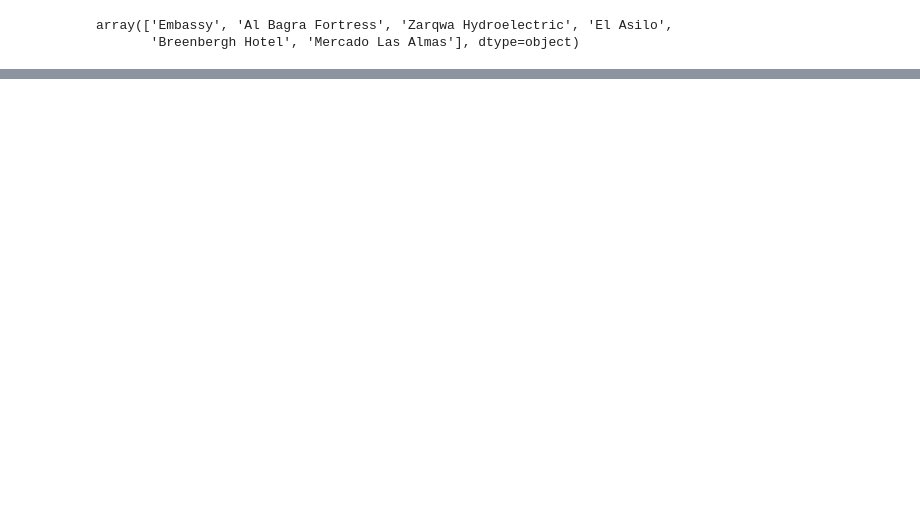
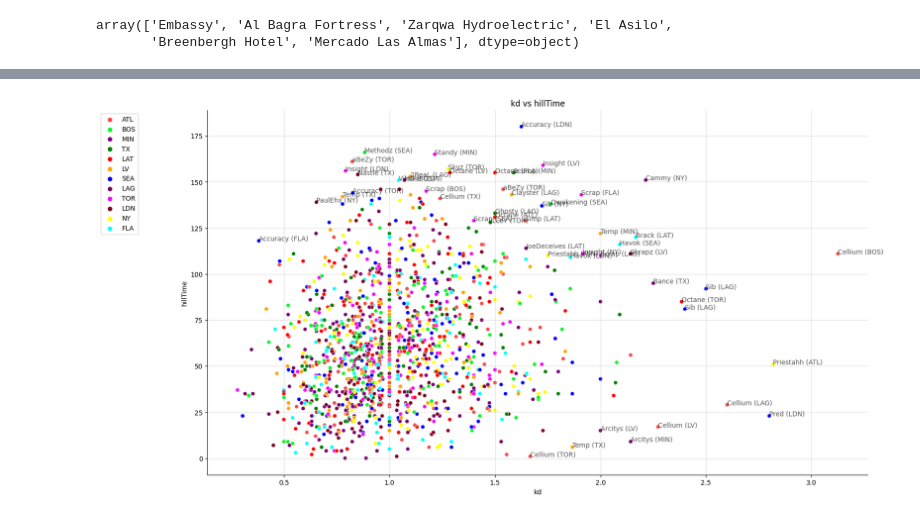
Before and after one commit to charlbbbbb/CDL-Stats, a Jupyter notebook: analysis/cdl_helper_tests.ipynb, the cells around one changed output, grey strips where cells are left out. Cells and saved outputs as stored; diff of their text form; code cells hidden in the pictures; blank space fills up the shorter version.

```diff
--- a/analysis/cdl_helper_tests.ipynb
+++ b/analysis/cdl_helper_tests.ipynb
@@ -72,0 +73,6 @@ fig = compare_stats(complete_df, 'averageSpeed', 'totalDistanceTraveled', legend
+# %%
+from cdl_helper import CDL_PALETTE
+complete_df['kd'] = complete_df['totalKills']/complete_df['totalDeaths']
+fig = compare_stats(complete_df, 'kd', 'hillTime', legend=True, hidden_spines=['right', 'top'], sens=0.8, size=(18, 10), gamemode='CDL Hardpoint', pal=CDL_PALETTE)
+# %% [output]
+[figure, added]
```
Also changed, not shown: parts of 9 cells of this notebook, 1 other file.
